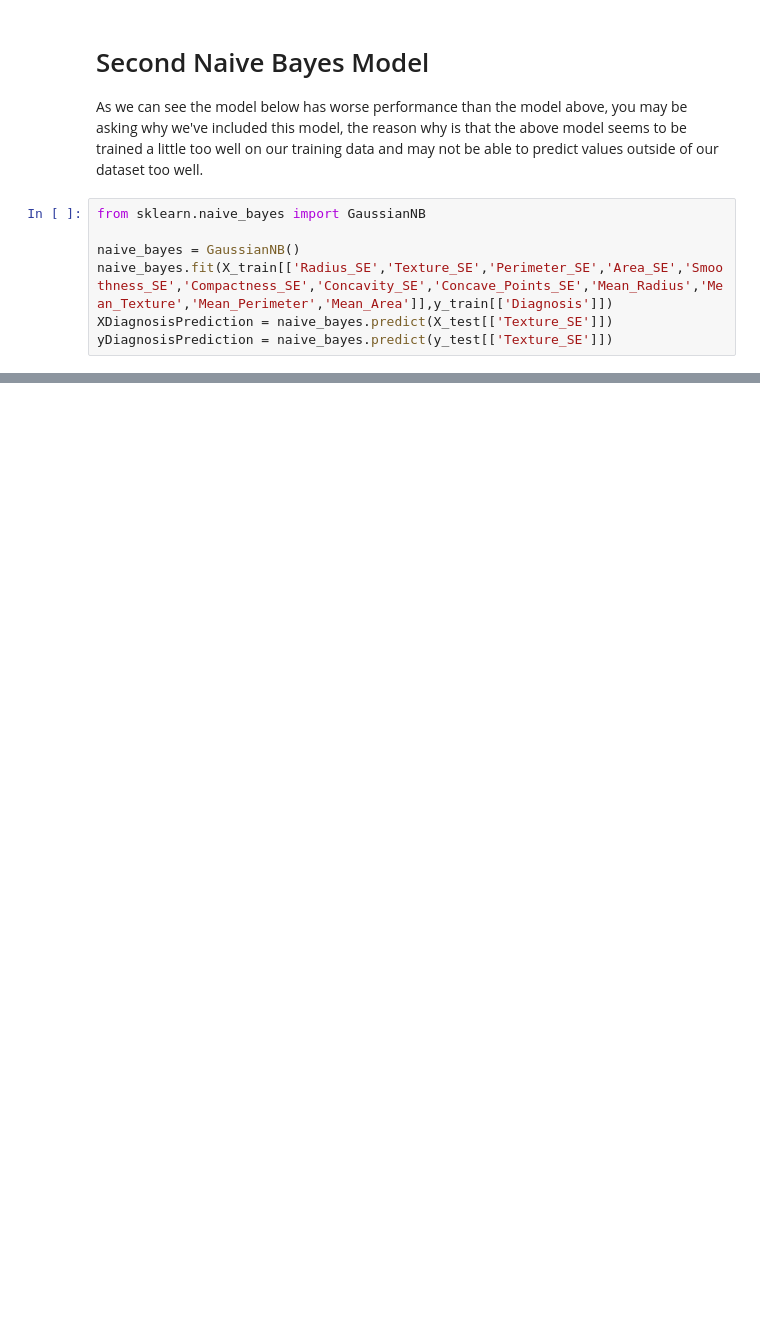
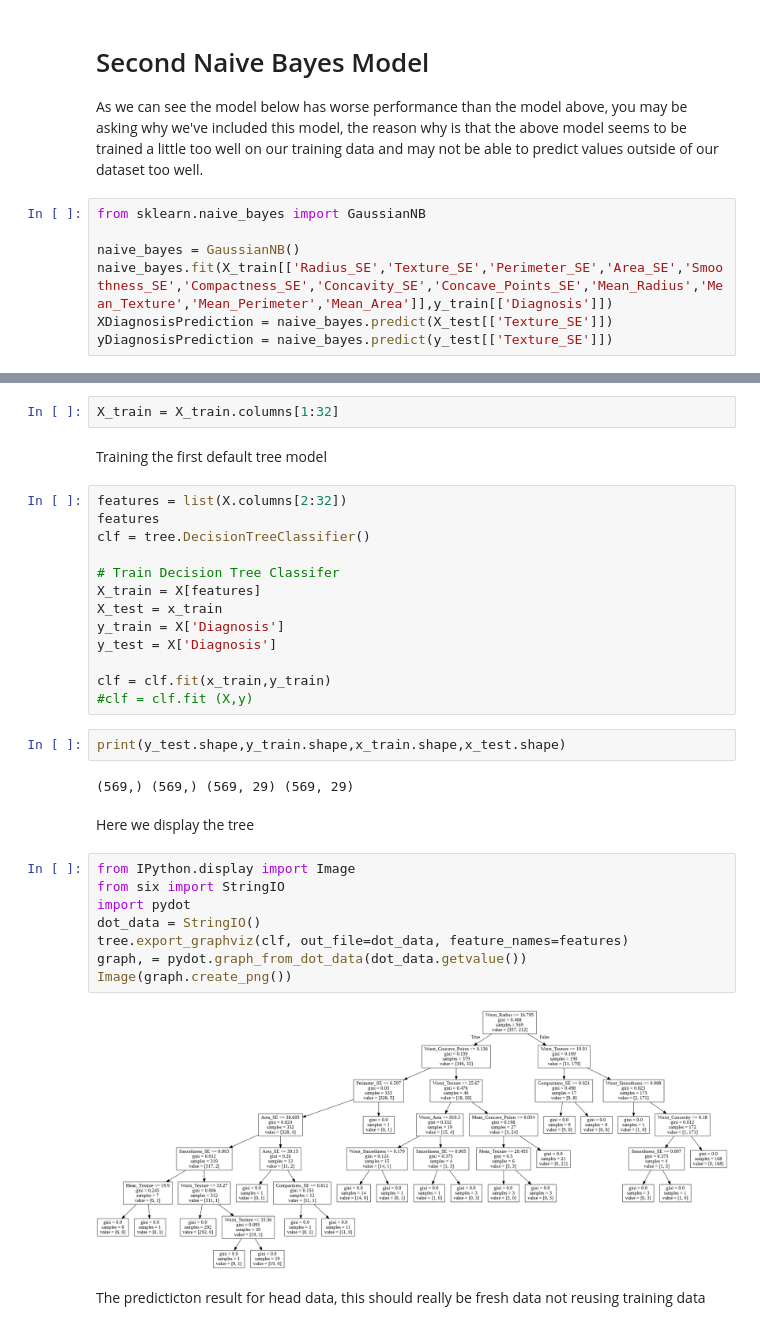
Before and after one commit to Ultan-Kearns/LYIT-Machine-Learning-Project, a Jupyter notebook: FinalSubmissionNotebook.ipynb, the cells around one changed output, grey strips where cells are left out. Cells and saved outputs as stored; diff of their text form; blank space fills up the shorter version.

```diff
--- a/FinalSubmissionNotebook.ipynb
+++ b/FinalSubmissionNotebook.ipynb
@@ -654,0 +678,35 @@ Total values:  513  correctly predicted values:  325
+# %%
+X_train = X_train.columns[1:32]
+# %% [markdown]
+Training the first default tree model
+# %%
+features = list(X.columns[2:32])
+features
+clf = tree.DecisionTreeClassifier()
+
+# Train Decision Tree Classifer
+X_train = X[features]
+X_test = x_train
+y_train = X['Diagnosis']
+y_test = X['Diagnosis']
+
+clf = clf.fit(x_train,y_train)
+#clf = clf.fit (X,y)
+# %%
+print(y_test.shape,y_train.shape,x_train.shape,x_test.shape)
+# %% [output]
+(569,) (569,) (569, 29) (569, 29)
+# %% [markdown]
+Here we display the tree
+# %%
+from IPython.display import Image
+from six import StringIO
+import pydot
+dot_data = StringIO()
+tree.export_graphviz(clf, out_file=dot_data, feature_names=features)
+graph, = pydot.graph_from_dot_data(dot_data.getvalue())
+Image(graph.create_png())
+# %% [output]
+[figure, added]
+# %% [markdown]
+The predicticton result for head data, this should really be fresh data not reusing training data
```
Also changed, not shown: parts of 43 cells of this notebook.
